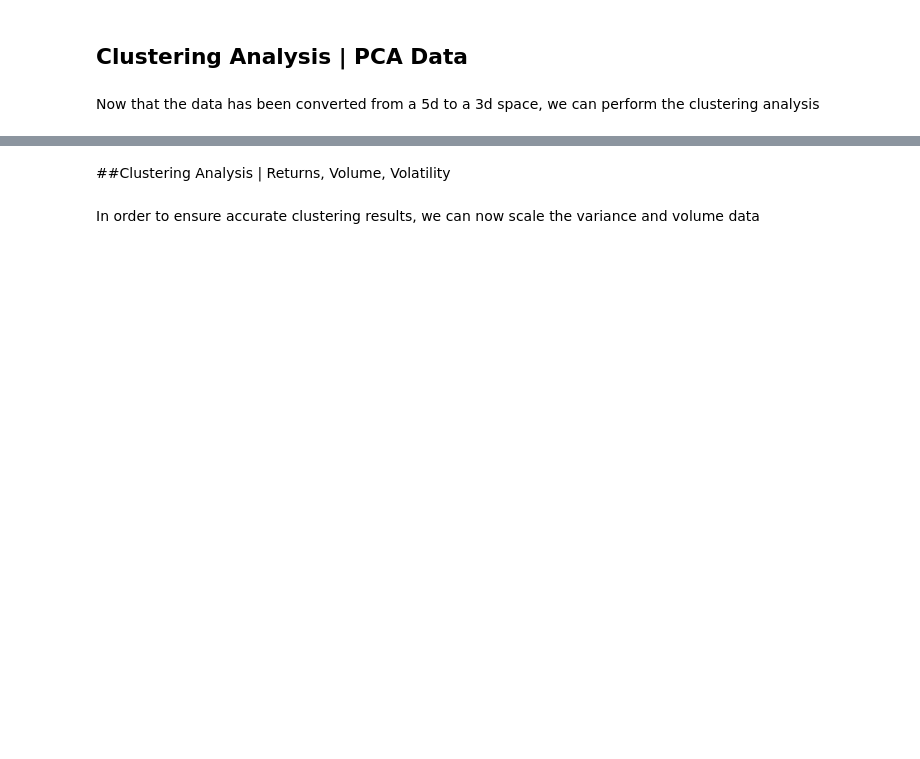
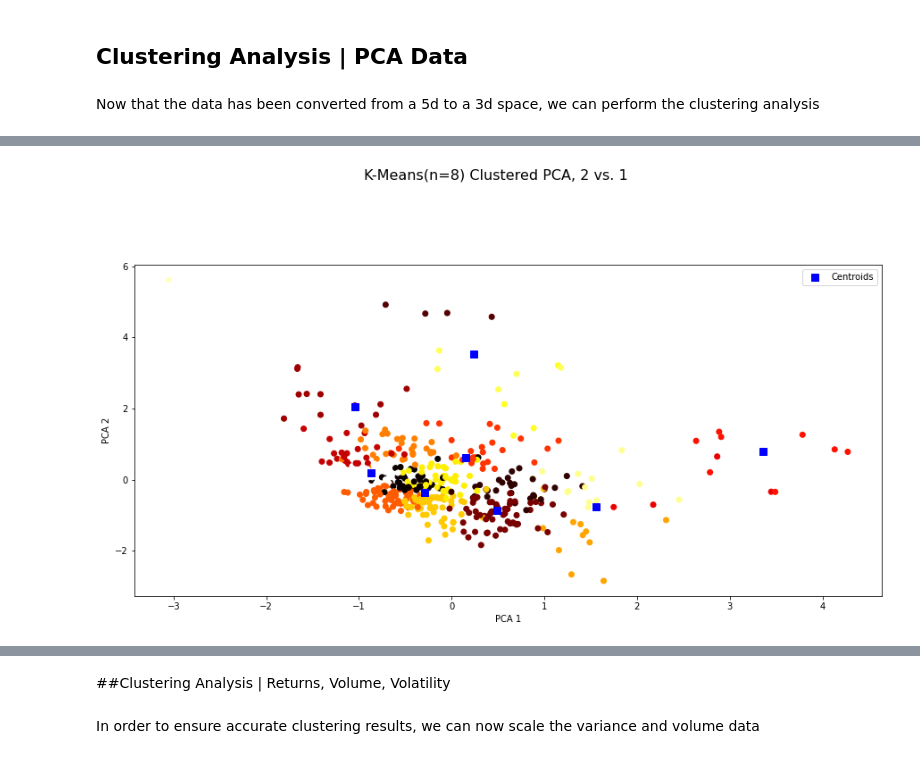
Before and after one commit to CAP4770-group9-project/final-project, a Jupyter notebook: k-means-clustering.ipynb, the cells around one changed output, grey strips where cells are left out. Saved outputs shown, nothing was run; the diff lists cells and outputs as text; code cells hidden in the pictures; blank space fills up the shorter version.

```diff
--- a/k-means-clustering.ipynb
+++ b/k-means-clustering.ipynb
@@ -635,12 +653,13 @@ plt.show()
 # %%
 fig = plt.figure(figsize=(15,15))
 fig.suptitle('K-Means(n=8) Clustered PCA, 2 vs. 1', fontsize=16)
 ax = fig.add_subplot(2, 1, 1)
 ax.scatter(y, z, c=k_means.labels_, marker='o')
 plot(centroids[:,0],centroids[:,1], 'sb',markersize=8)
 ax.legend(['Centroids'])
 ax.set_xlabel('PCA 1')
 ax.set_ylabel('PCA 2')
-ax.set_xlim(-2,12)
 
 plt.show()
+# %% [output]
+[figure, added]
```
Also changed, not shown: parts of 28 cells of this notebook.
